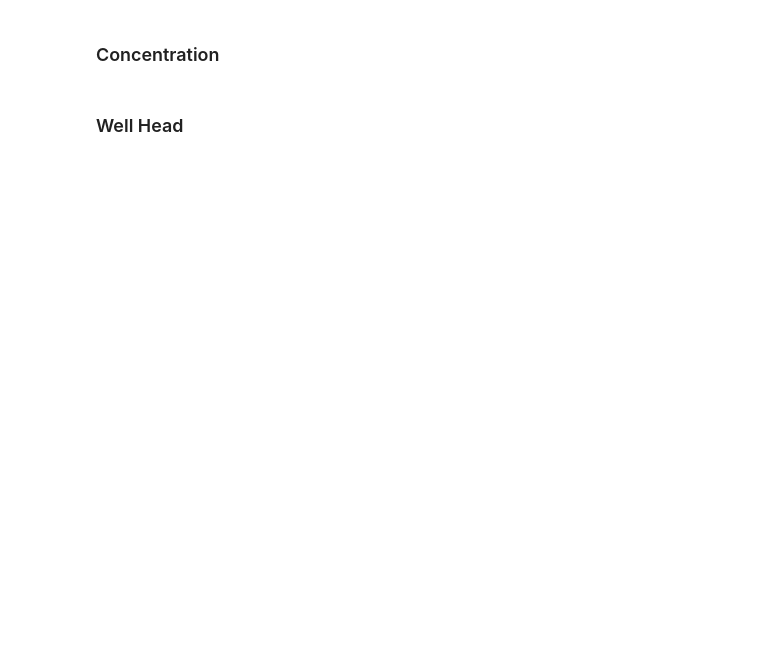
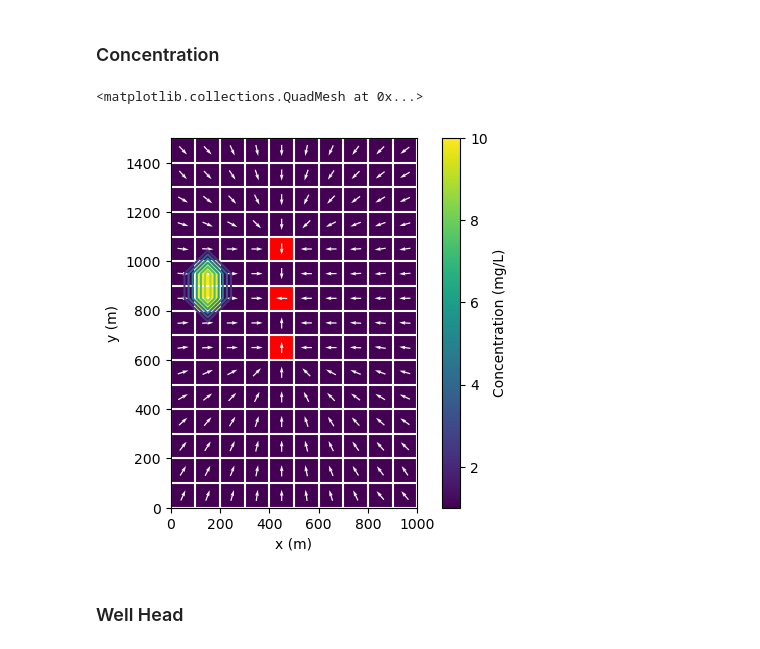
Before and after one commit to hydrocomputing/pymf6-validation, a Jupyter notebook: src/notebooks/2_system_well_model.ipynb, the cells around one changed output. Saved outputs shown, nothing was run; the diff lists cells and outputs as text; code cells hidden in the pictures; blank space fills up the shorter version.

```diff
--- a/src/notebooks/2_system_well_model.ipynb
+++ b/src/notebooks/2_system_well_model.ipynb
@@ -45,5 +45,5 @@ from pymf6_tools.plotting import show_heads, show_well_head, show_concentration,
 # %% [markdown]
 ## Set model path and name
 # %%
-model_path = r'models/gwf_transbase'
+model_path = r'models/transbase'
 model_name = 'transbase'
@@ -107,7 +163,10 @@ show_heads(model_path, model_name, show_wells=False)
 # %% [markdown]
 ### Concentration
 # %%
-show_concentration(model_path, model_name, show_wells=True, show_arrows=True)
+show_concentration(model_path, model_name, show_wells=True, show_arrows=True, show_rivers=False)
+# %% [output]
+<matplotlib.collections.QuadMesh at 0x...>
+[figure, added]
 # %% [markdown]
 ### Well Head
 # %%
```
Also changed, not shown: parts of 19 cells of this notebook, 32 other files.
